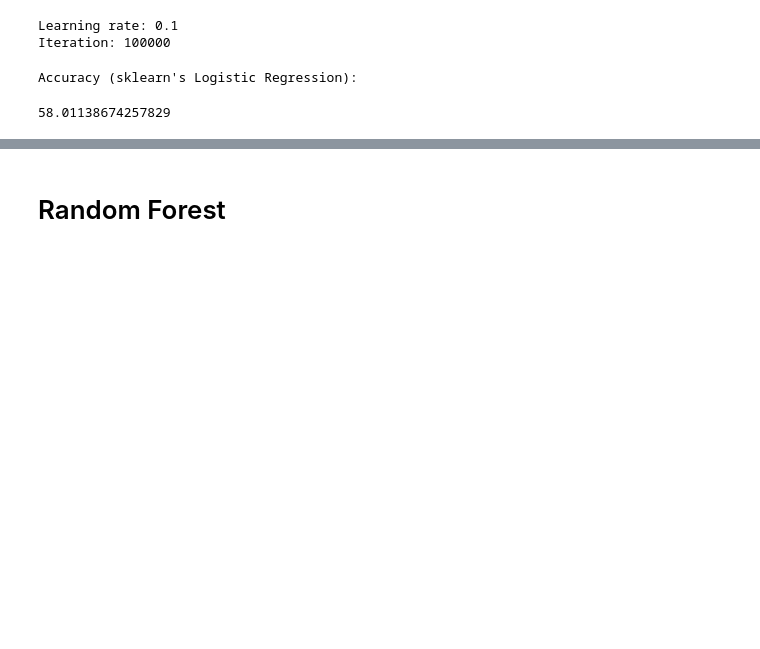
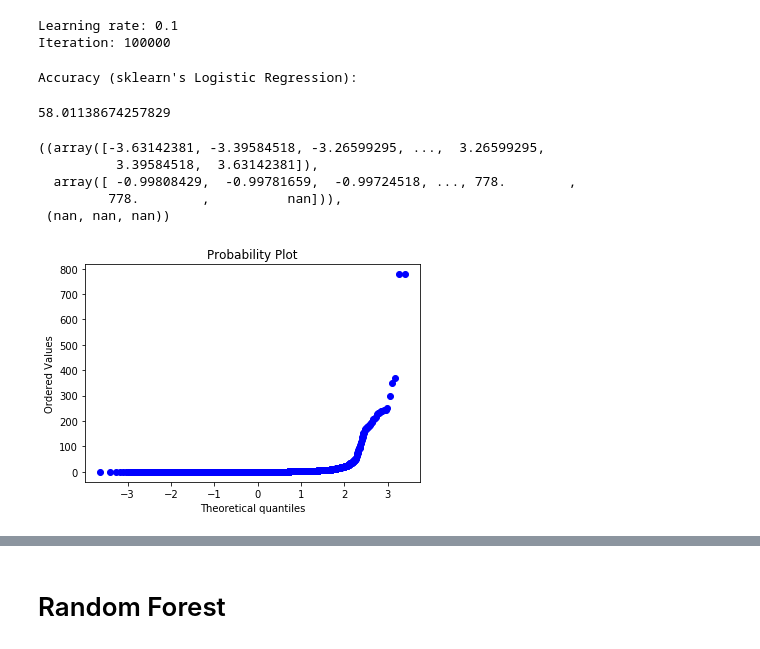
Before and after one commit to amitbhsingh/H1B_VISA, a Jupyter notebook: h1.ipynb, the cells around one changed output, grey strips where cells are left out. Drawn from its saved outputs; the diff is of its cells as text; code cells hidden in the pictures; blank space fills up the shorter version.

```diff
--- a/h1.ipynb
+++ b/h1.ipynb
@@ -589,7 +614,7 @@ ORIGINAL_CERT_DATE             4918 non-null object
 dtypes: float64(6), int64(11), object(33)
 memory usage: 1.9+ MB
 # %%
-train['SUPPORT_H1B'] = train['SUPPORT_H1B'].astype('category')
+train['SUPPORT_H1B'] = train['SUPPORT_H1B'].astype('int64')
 # %%
 cat_columns = train.select_dtypes(['object']).columns
 
@@ -645,10 +670,10 @@ cat_man_sel=['VISA_CLASS','EMPLOYER_BUSINESS_DBA','EMPLOYER_CITY','EMPLOYER_STAT
 # %% [markdown]
 ###  Below we will try to transform all the column with float values to be able to use the data in modeling
 # %%
-train['EMPLOYER_PHONE'] = train['EMPLOYER_PHONE'].astype('category')
-train['EMPLOYER_PHONE_EXT'] = train['EMPLOYER_PHONE_EXT'].astype('category')
-train['EMPLOYER_PHONE_EXT'] = train['EMPLOYER_PHONE_EXT'].astype('category')
-train['PREVAILING_WAGE'] = train['PREVAILING_WAGE'].astype('int')
-train['WAGE_RATE_OF_PAY_FROM'] = train['WAGE_RATE_OF_PAY_FROM'].astype('int')
-train['WAGE_RATE_OF_PAY_TO'] = train['WAGE_RATE_OF_PAY_TO'].astype('int')
-train['PW_SOURCE_YEAR'] = train['PW_SOURCE_YEAR'].astype('category')
+train['EMPLOYER_PHONE'] = train['EMPLOYER_PHONE'].astype('float32')
+train['EMPLOYER_PHONE_EXT'] = train['EMPLOYER_PHONE_EXT'].astype('float32')
+train['EMPLOYER_PHONE_EXT'] = train['EMPLOYER_PHONE_EXT'].astype('float32')
+train['PREVAILING_WAGE'] = train['PREVAILING_WAGE'].astype('float32')
+train['WAGE_RATE_OF_PAY_FROM'] = train['WAGE_RATE_OF_PAY_FROM'].astype('float32')
+train['WAGE_RATE_OF_PAY_TO'] = train['WAGE_RATE_OF_PAY_TO'].astype('float32')
+train['PW_SOURCE_YEAR'] = train['PW_SOURCE_YEAR'].astype('float32')
@@ -715,3 +723,14 @@ f3.loc[f3[0]==f3['CASE_STATUS']].shape[0] / f3.shape[0] * 100
 # %% [output]
 Accuracy (sklearn's Logistic Regression):
 58.01138674257829
+# %%
+train['EMPLOYMENT_START_DATE'] = train['EMPLOYMENT_START_DATE'].pct_change()[1:]
+
+stats.probplot(train['EMPLOYMENT_START_DATE'], dist="norm", plot=pylab)
+# %% [output]
+((array([-3.63142381, -3.39584518, -3.26599295, ...,  3.26599295,
+          3.39584518,  3.63142381]),
+  array([ -0.99808429,  -0.99781659,  -0.99724518, ..., 778.        ,
+         778.        ,          nan])),
+ (nan, nan, nan))
+[figure, added]
```
Also changed, not shown: parts of 39 cells of this notebook.
